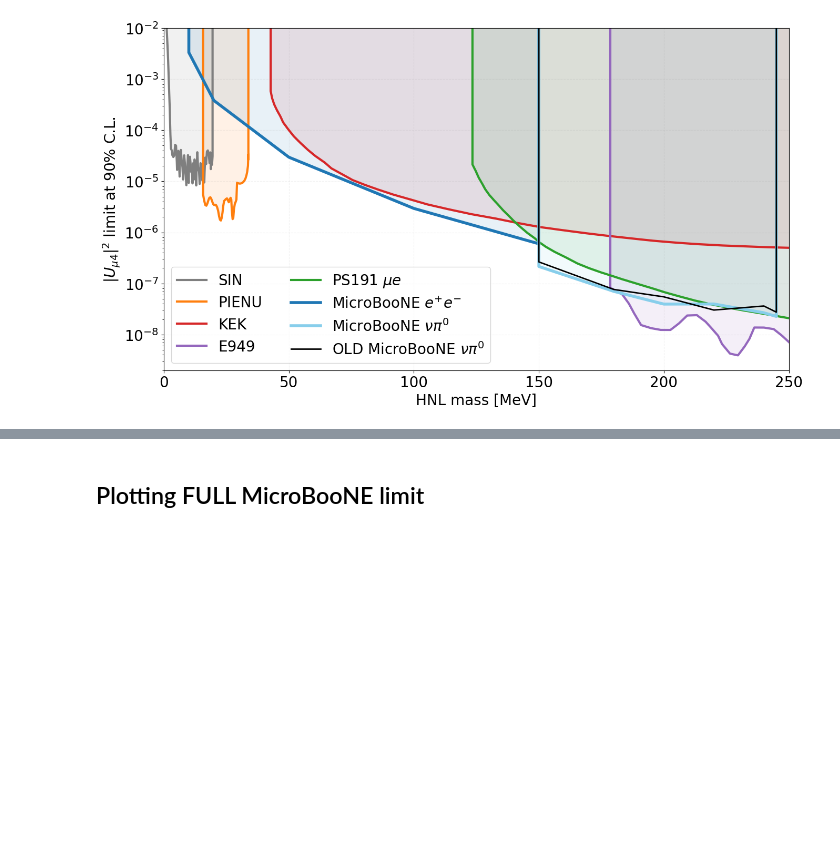
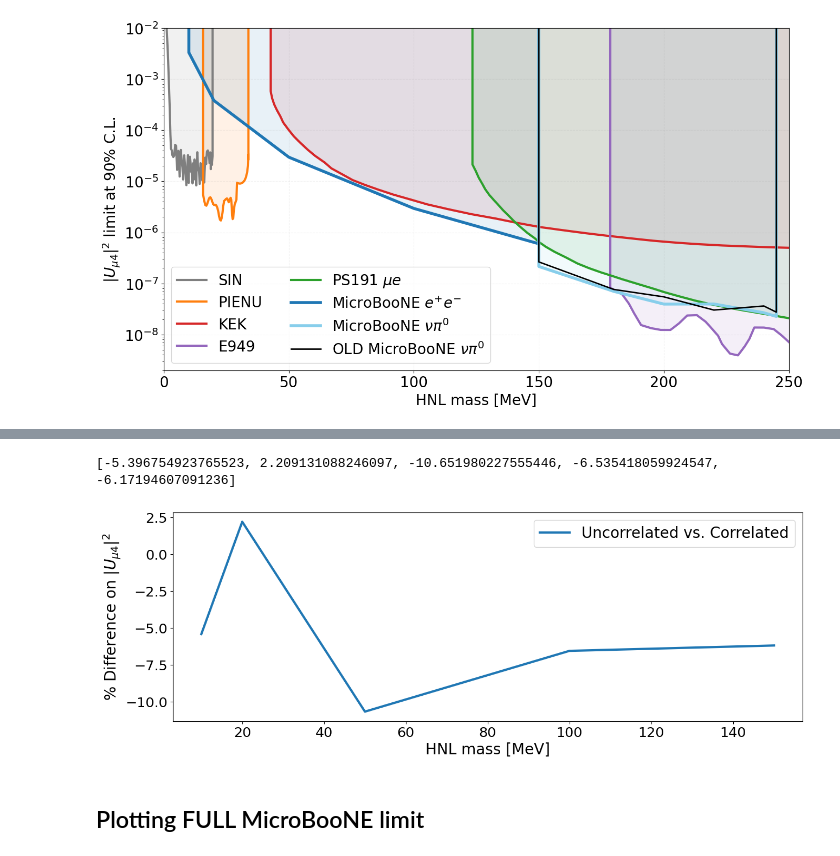
Before and after one commit to dmarsden01/uboone_HNL_analysis, a Jupyter notebook: 5_Limit_plotting.ipynb, the cells around one changed output, grey strips where cells are left out. Drawn from its saved outputs; the diff is of its cells as text; code cells hidden in the pictures; blank space fills up the shorter version.

```diff
--- a/5_Limit_plotting.ipynb
+++ b/5_Limit_plotting.ipynb
@@ -209,0 +225,24 @@ plt.show()
+# %%
+def Get_ratio_limits(df1, df2, label_str=""):
+    """
+    Print and plot the ratio of final limits on Umusq.
+    """
+    ratio_list = []
+    for i, val in enumerate(df1["Value"]):
+        ratio = df2["Value"][i]/df1["Value"][i]
+        ratio_list.append((1-ratio)*100)
+
+    print(ratio_list)
+
+    plt.plot(df1["Mass"], ratio_list, lw=3, label=label_str)
+    plt.xlabel('HNL mass [MeV]',fontsize=20)
+    plt.ylabel(r'% Difference on $|U_{\mu 4}|^2$',fontsize=20)
+
+    plt.legend(fontsize=20)
+# %%
+full_corr = Functions.Pandafy_new('limit_files/My_limits/observed_Full_sys_5_bins_ee_full_Finished_10full_corr_detvar.csv')
+full_uncorr = Functions.Pandafy_new('limit_files/My_limits/observed_Full_sys_5_bins_ee_full_Finished_10full_uncorr_detvar.csv')
+
+for i, val in enumerate(full_corr["Value"]):
+    print(i)
+    print(val)
@@ -210,3 +260,8 @@ plt.show()
+# %%
+Get_ratio_limits(full_corr, full_uncorr, "Uncorrelated vs. Correlated")
+# %% [output]
+[-5.396754923765523, 2.209131088246097, -10.651980227555446, -6.535418059924547, -6.17194607091236]
+[figure, added]
 # %% [markdown]
 ## Plotting FULL MicroBooNE limit
 # %%
```
Also changed, not shown: parts of 4 cells of this notebook, 5 other files.
